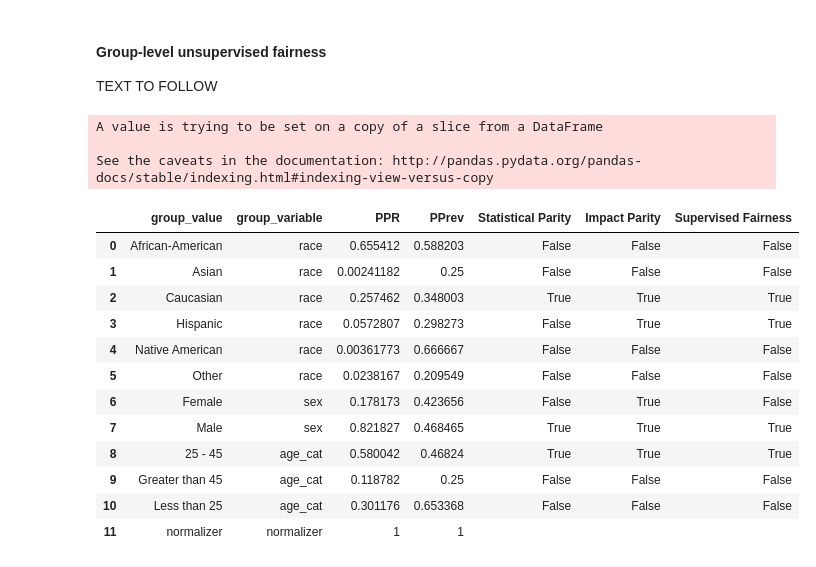
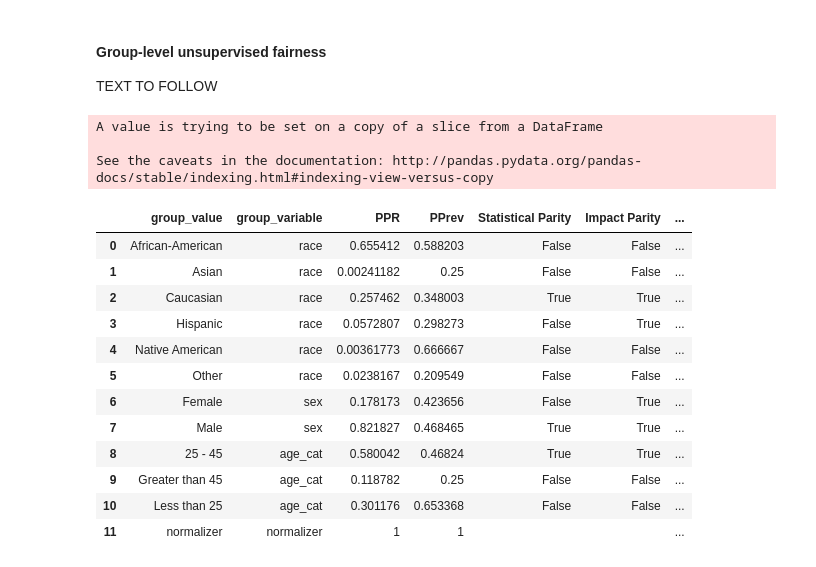
Before and after one commit to deparkes/aequitas, a Jupyter notebook: demo/notebooks/Aequitas introduction.ipynb, the cells around one changed output. Saved outputs shown, nothing was run; the diff lists cells and outputs as text; code cells hidden in the pictures.

```diff
--- a/demo/notebooks/Aequitas introduction.ipynb
+++ b/demo/notebooks/Aequitas introduction.ipynb
@@ -136,27 +142,27 @@ df[['group_value', 'group_variable', 'FOmR Parity','FDR Parity',  'FPR Parity',
 
 TEXT TO FOLLOW
 # %%
-df_uf = df[['group_value', 'group_variable','PPR', 'PPrev','Statistical Parity','Impact Parity','Supervised Fairness']]\
+df_uf = df[['group_value', 'group_variable','PPR', 'PPrev','Statistical Parity','Impact Parity','Unsupervised Fairness']]\
 
 df_uf.loc[df.index.max() + 1] = ["normalizer","normalizer", 1, 1, "","",""]
 
 df_uf.style.applymap(color_tf)\
      .set_properties(**{'border-style':'solid', 'border-color': 'white', 'white-space': 'nowrap'})\
      .bar(subset=['PPR', 'PPrev'], align='mid', color='#4682B4')
 # %% [output]
 A value is trying to be set on a copy of a slice from a DataFrame
 
 See the caveats in the documentation: http://pandas.pydata.org/pandas-docs/stable/indexing.html#indexing-view-versus-copy
-|  | group_value | group_variable | PPR | PPrev | Statistical Parity | Impact Parity | Supervised Fairness |
-| 0 | African-American | race | 0.655412 | 0.588203 | False | False | False |
-| 1 | Asian | race | 0.00241182 | 0.25 | False | False | False |
-| 2 | Caucasian | race | 0.257462 | 0.348003 | True | True | True |
-| 3 | Hispanic | race | 0.0572807 | 0.298273 | False | True | True |
-| 4 | Native American | race | 0.00361773 | 0.666667 | False | False | False |
-| 5 | Other | race | 0.0238167 | 0.209549 | False | False | False |
-| 6 | Female | sex | 0.178173 | 0.423656 | False | True | False |
-| 7 | Male | sex | 0.821827 | 0.468465 | True | True | True |
-| 8 | 25 - 45 | age_cat | 0.580042 | 0.46824 | True | True | True |
-| 9 | Greater than 45 | age_cat | 0.118782 | 0.25 | False | False | False |
-| 10 | Less than 25 | age_cat | 0.301176 | 0.653368 | False | False | False |
-| 11 | normalizer | normalizer | 1 | 1 |  |  |  |
+|  | group_value | group_variable | PPR | PPrev | Statistical Parity | Impact Parity | ... |
+| 0 | African-American | race | 0.655412 | 0.588203 | False | False | ... |
+| 1 | Asian | race | 0.00241182 | 0.25 | False | False | ... |
+| 2 | Caucasian | race | 0.257462 | 0.348003 | True | True | ... |
+| 3 | Hispanic | race | 0.0572807 | 0.298273 | False | True | ... |
+| 4 | Native American | race | 0.00361773 | 0.666667 | False | False | ... |
+| 5 | Other | race | 0.0238167 | 0.209549 | False | False | ... |
+| 6 | Female | sex | 0.178173 | 0.423656 | False | True | ... |
+| 7 | Male | sex | 0.821827 | 0.468465 | True | True | ... |
+| 8 | 25 - 45 | age_cat | 0.580042 | 0.46824 | True | True | ... |
+| 9 | Greater than 45 | age_cat | 0.118782 | 0.25 | False | False | ... |
+| 10 | Less than 25 | age_cat | 0.301176 | 0.653368 | False | False | ... |
+| 11 | normalizer | normalizer | 1 | 1 |  |  | ... |
```
Also changed, not shown: parts of 9 cells of this notebook, 1 other file.
